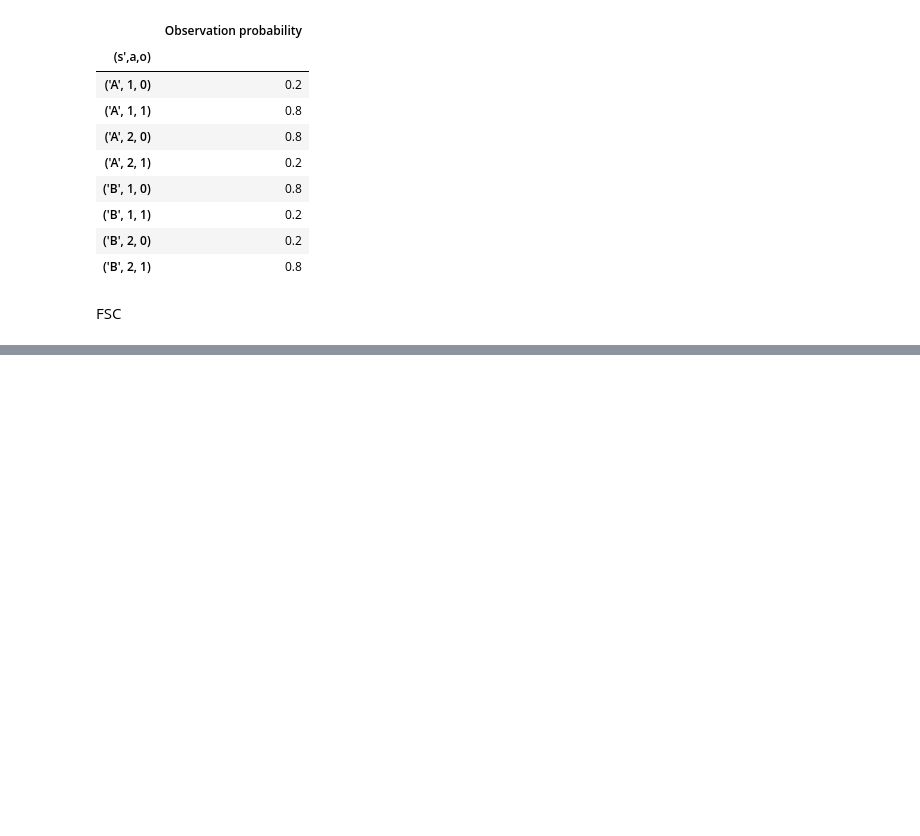
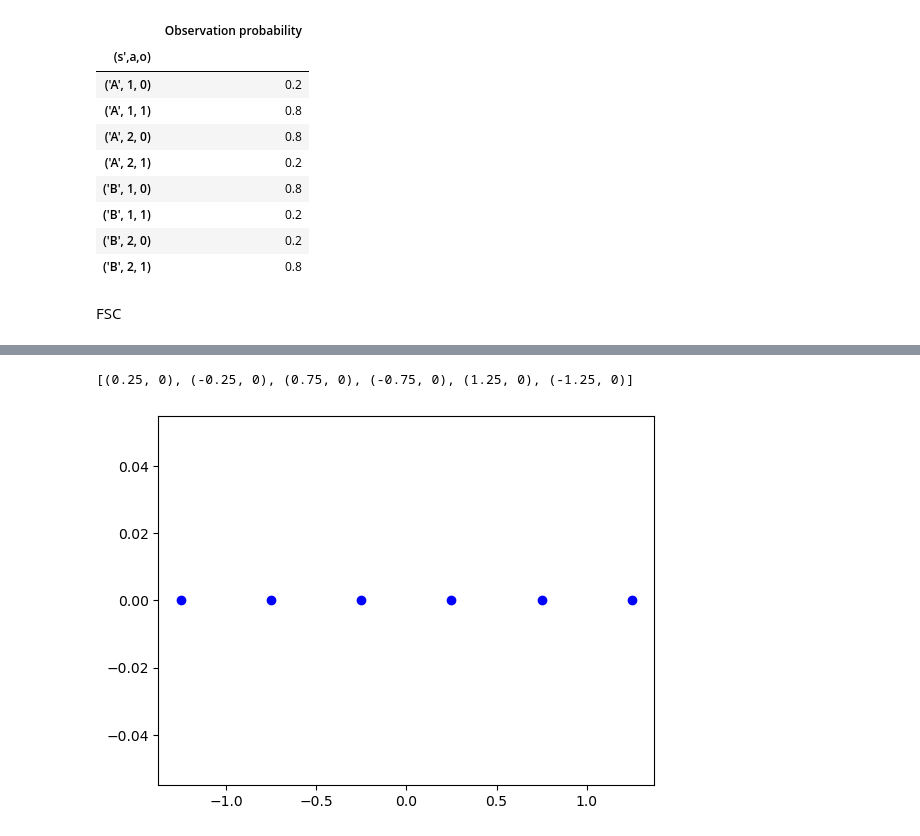
Before and after one commit to malikbf5/FSC-optimization, a Jupyter notebook: Bernoulli Bandits/Bernoulli Bandits.ipynb, the cells around one changed output, grey strips where cells are left out. Drawn from its saved outputs; the diff is of its cells as text; code cells hidden in the pictures; blank space fills up the shorter version.

```diff
--- a/Bernoulli Bandits/Bernoulli Bandits.ipynb
+++ b/Bernoulli Bandits/Bernoulli Bandits.ipynb
@@ -295,0 +222,9 @@ $x[0,1,0,1] == x[0,1,0,0]$
+# %%
+nodetrans = {}
+actionselect = {}
+for key in newmodel.x.get_values():
+    temp = newmodel.x.get_values()[key]
+    index = key[1:]
+    temp = temp / sum(newmodel.x.get_values()[key] for key in newmodel.x.get_values() if key[1:] == index)
+    nodetrans[key] = temp
+    actionselect[key[1:3]] = newmodel.x.get_values()[key] / nodetrans[key]
@@ -295,0 +328,23 @@ $x[0,1,0,1] == x[0,1,0,0]$
+# %%
+def horiz_pos(number_nodes, space = 1, origin = (0,0)):
+    qnode_pos_list = []
+    if number_nodes % 2 == 0:
+        qnode_pos_list.append((origin[0] + space * 0.5, origin[1]))
+        qnode_pos_list.append((origin[0] - space * 0.5, origin[1]))
+        for i in range(1,number_nodes //2):
+            qnode_pos_list.append((qnode_pos_list[0][0] + (i)* space, qnode_pos_list[0][1] ))
+            qnode_pos_list.append((qnode_pos_list[1][0] - (i)*space, qnode_pos_list[1][1] ))
+    else:
+        qnode_pos_list.append(origin)
+        for i in range(number_nodes // 2):
+            qnode_pos_list.append((origin[0] + (i+1) * space, origin[1] ))
+            qnode_pos_list.append((origin[0] - (i+1) * space, origin[1] ))
+    return qnode_pos_list
+
+l = horiz_pos(6, space = 0.5, origin = (0,0))
+print(l)
+for i in l:
+    plt.plot(i[0], i[1], 'bo', label='A')
+# %% [output]
+[(0.25, 0), (-0.25, 0), (0.75, 0), (-0.75, 0), (1.25, 0), (-1.25, 0)]
+[figure, added]
```
Also changed, not shown: parts of 20 cells of this notebook.
